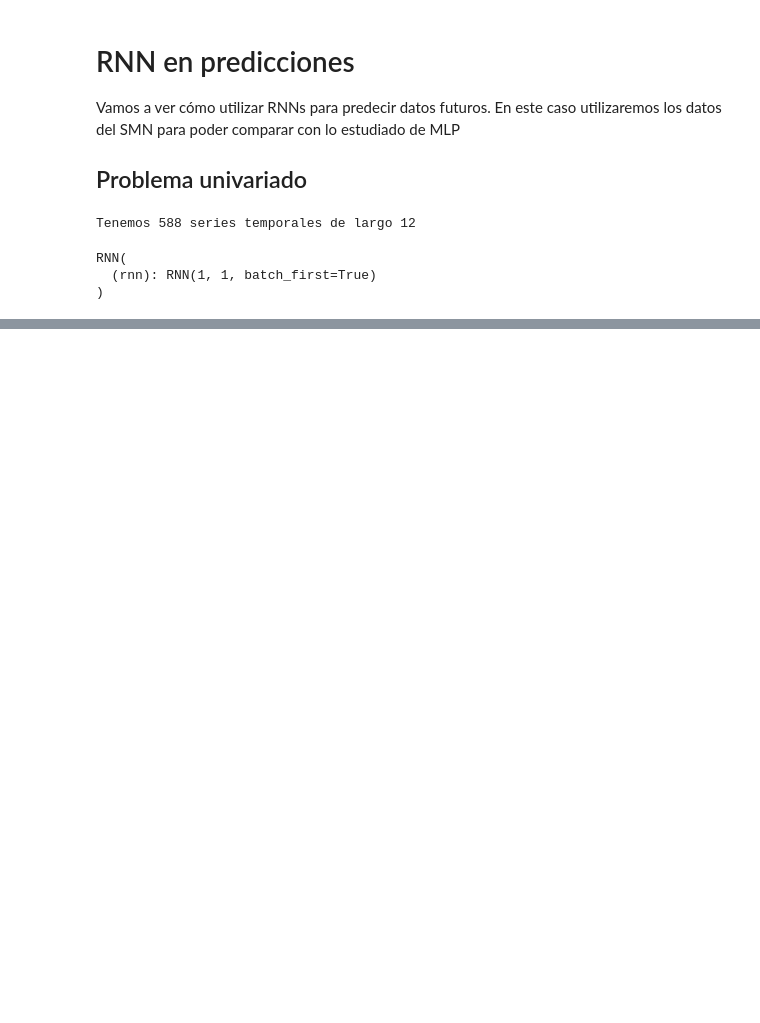
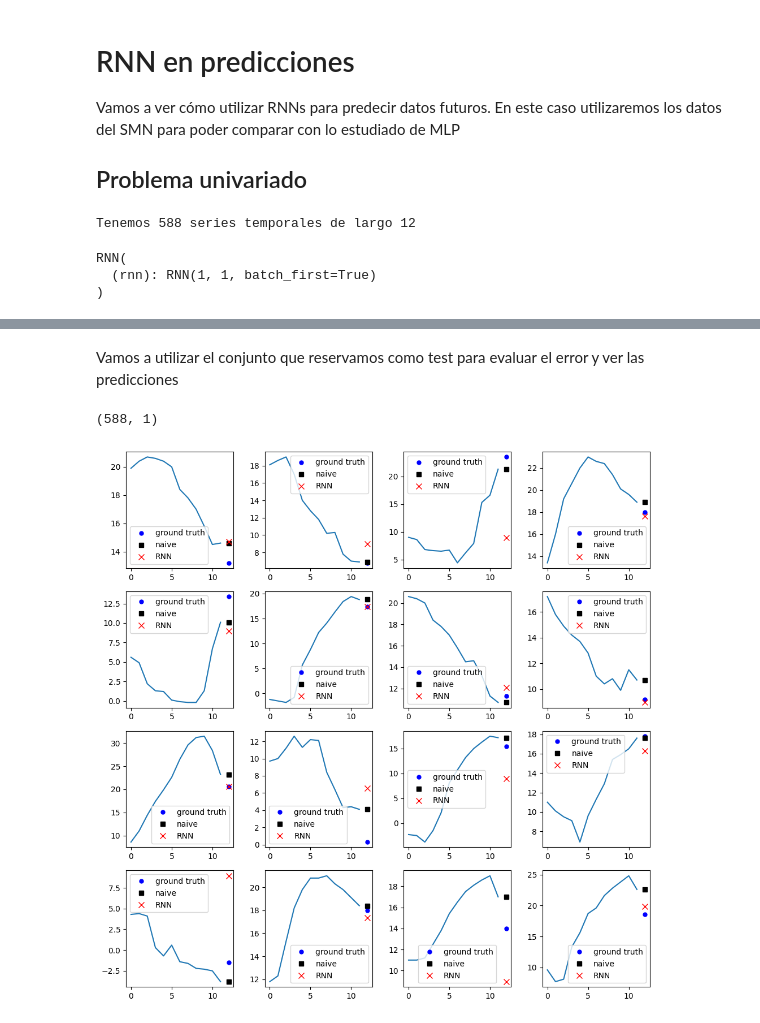
Before and after one commit to sebastlop/series-temporales-machine-learning, a Jupyter notebook: Apuntes/Tema-6/Tema-6.2.1-rnn.ipynb, the cells around one changed output, grey strips where cells are left out. Saved outputs shown, nothing was run; the diff lists cells and outputs as text; code cells hidden in the pictures; blank space fills up the shorter version.

Commit message:
calculating metrics added

```diff
--- a/Apuntes/Tema-6/Tema-6.2.1-rnn.ipynb
+++ b/Apuntes/Tema-6/Tema-6.2.1-rnn.ipynb
@@ -218,0 +232,32 @@ epoch: 100/100 - train loss: 0.002
+# %% [markdown]
+Vamos a utilizar el conjunto que reservamos como test para evaluar el error y ver las predicciones
+# %%
+from sklearn.metrics import mean_absolute_error, explained_variance_score
+sys.path.append(os.path.join('..','..'))
+from libs import prediction_models
+
+# Transformamos para poder predecir con el modelo
+testx, testy = pipe.perform_transformations(test.reshape(-1,1))
+predicted = rnn(torch.from_numpy(testx).float()).detach().numpy()
+
+# aplicamos la transformacion inversa a todo lo que predecimos
+predicted = pipe.inverse_transform(predicted)
+# idem los datos
+print(testy.shape)
+testx = pipe.inverse_transform(testx.reshape(-1,1)).reshape(588,-1)
+testy = pipe.inverse_transform(testy)
+
+fig, axs = plt.subplots(4,4,figsize = (10,10))
+for i in range(4):
+    for j in range(4):
+        # plot some random samples from test
+        idx = np.random.randint(0,predicted.shape[0])
+        axs[i,j].plot(testx[idx,:])
+        axs[i,j].plot(lookback,testy[idx,:], 'bo', ms = 5, label = 'ground truth')
+        axs[i,j].plot(lookback, prediction_models.naive(testx[idx,:]), 'ks', label = 'naive')
+        axs[i,j].plot(lookback, predicted[idx], 'rx', ms = 7, label = 'RNN')
+        axs[i,j].legend()
+fig.tight_layout()
+# %% [output]
+(588, 1)
+[figure, added]
```
Also changed, not shown: parts of 9 cells of this notebook, 1 other file.
